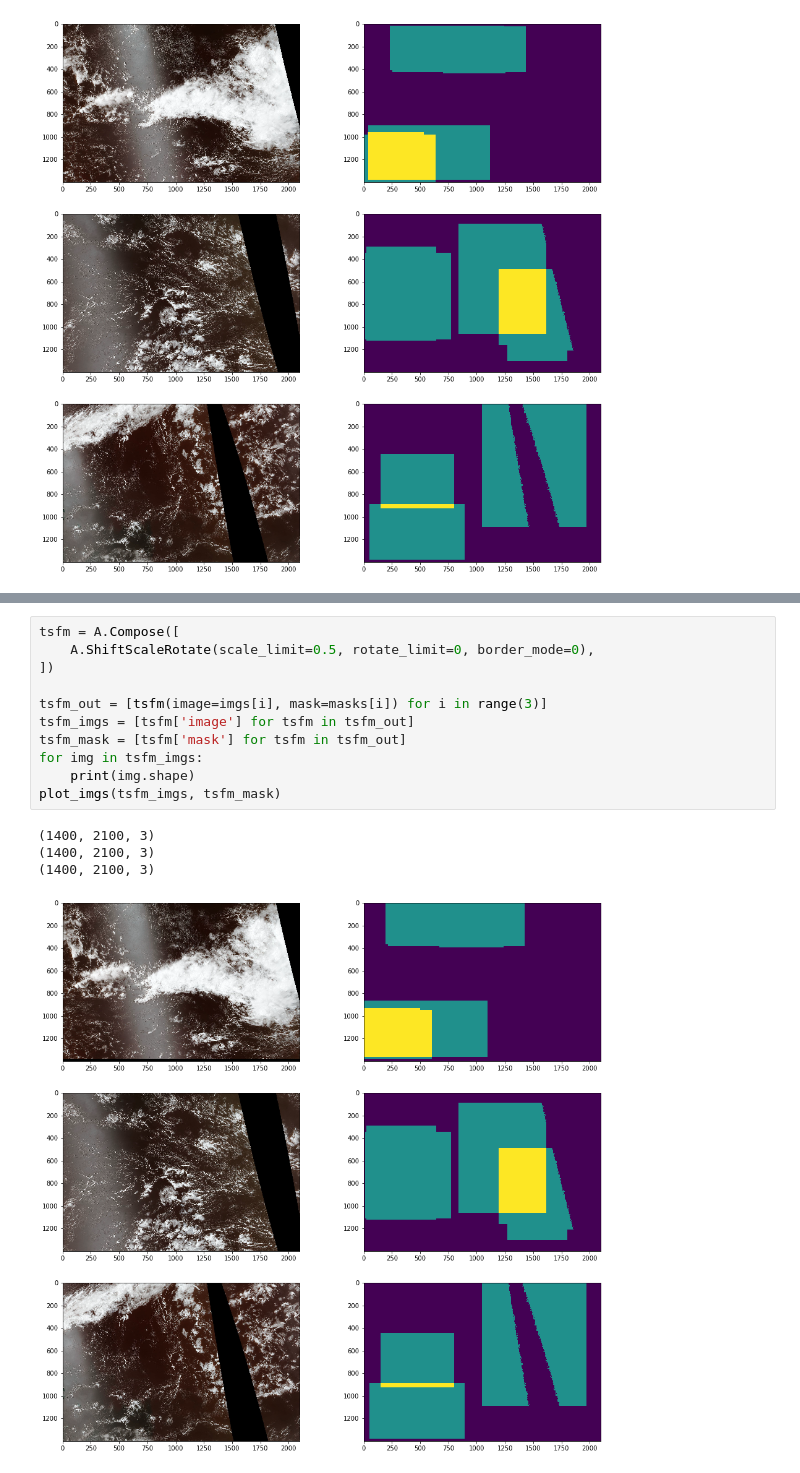
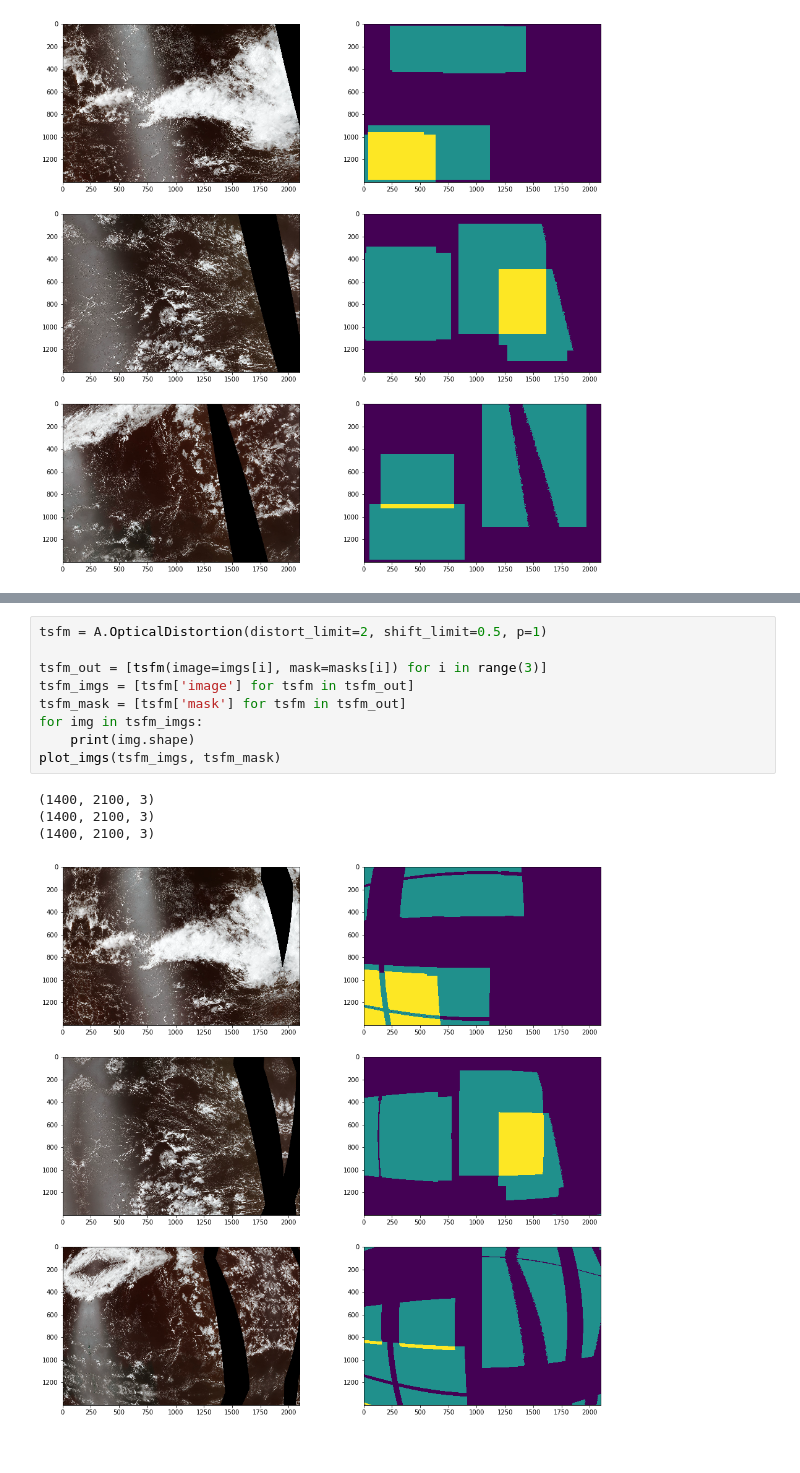
Before and after one commit to khornlund/understanding-cloud-organization, a Jupyter notebook: notebook/test-augs.ipynb, the cells around one changed output, grey strips where cells are left out. Drawn from its saved outputs; the diff is of its cells as text.

```diff
--- a/notebook/test-augs.ipynb
+++ b/notebook/test-augs.ipynb
@@ -49,16 +42,14 @@ tsfm = A.Compose([
 # %%
-tsfm = A.Compose([
-    A.ShiftScaleRotate(scale_limit=0.5, rotate_limit=0, border_mode=0),
-])
+tsfm = A.OpticalDistortion(distort_limit=2, shift_limit=0.5, p=1)
 
 tsfm_out = [tsfm(image=imgs[i], mask=masks[i]) for i in range(3)]
 tsfm_imgs = [tsfm['image'] for tsfm in tsfm_out]
 tsfm_mask = [tsfm['mask'] for tsfm in tsfm_out]
 for img in tsfm_imgs:
     print(img.shape)
 plot_imgs(tsfm_imgs, tsfm_mask)
 # %% [output]
 (1400, 2100, 3)
 (1400, 2100, 3)
 (1400, 2100, 3)
-[figure, old version]
+[figure, new version]
```
Also changed, not shown: parts of 2 cells of this notebook, 5 other files.
